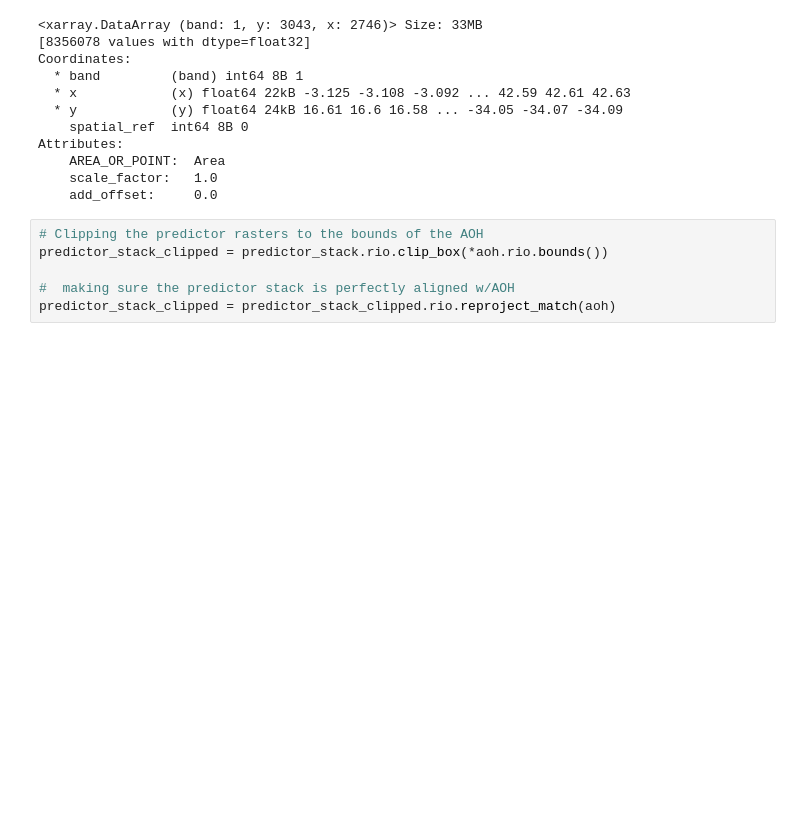
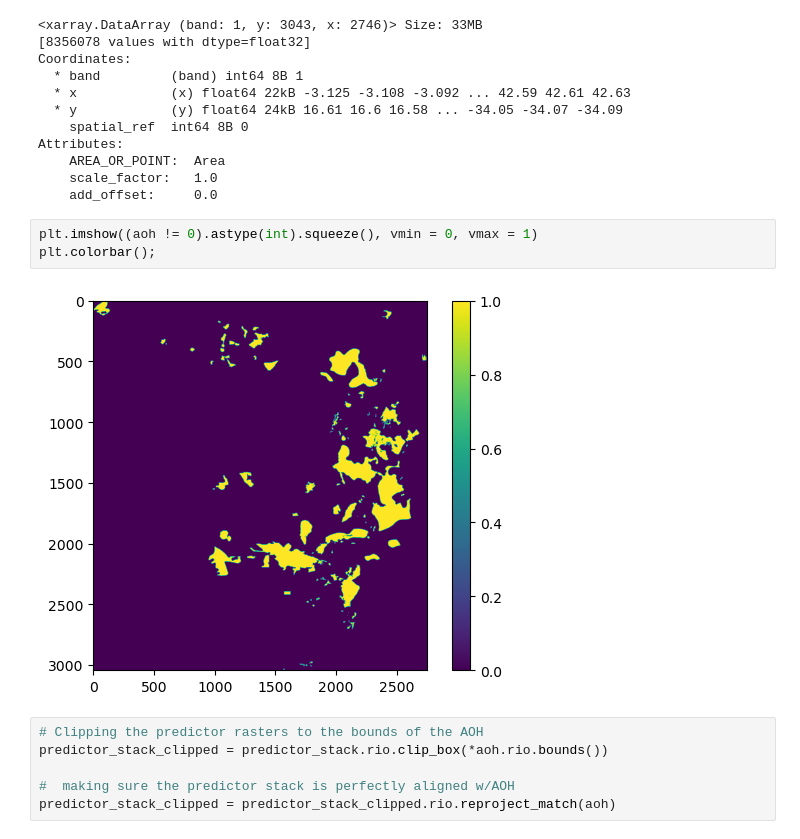
Before and after one commit to emiliolr/life-hunting, a Jupyter notebook: notebooks/figuring_out_model_projection.ipynb, the cells around one changed output. Saved outputs shown, nothing was run; the diff lists cells and outputs as text; blank space fills up the shorter version.

```diff
--- a/notebooks/figuring_out_model_projection.ipynb
+++ b/notebooks/figuring_out_model_projection.ipynb
@@ -138,6 +138,11 @@ Attributes:
     AREA_OR_POINT:  Area
     scale_factor:   1.0
     add_offset:     0.0
+# %%
+plt.imshow((aoh != 0).astype(int).squeeze(), vmin = 0, vmax = 1)
+plt.colorbar();
+# %% [output]
+[figure, added]
 # %%
 # Clipping the predictor rasters to the bounds of the AOH
 predictor_stack_clipped = predictor_stack.rio.clip_box(*aoh.rio.bounds())
```
Also changed, not shown: parts of 1 cell of this notebook, 6 other files.
